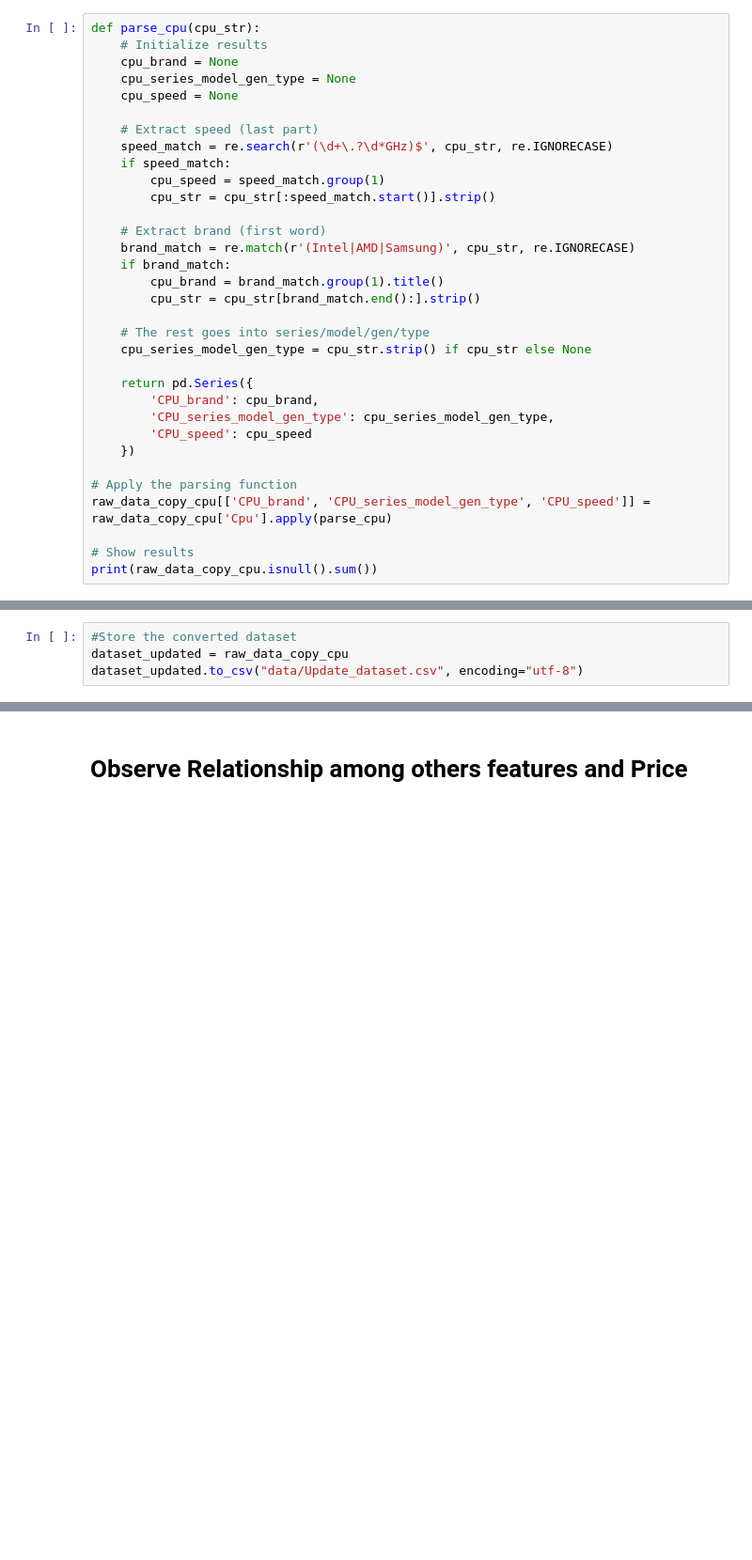
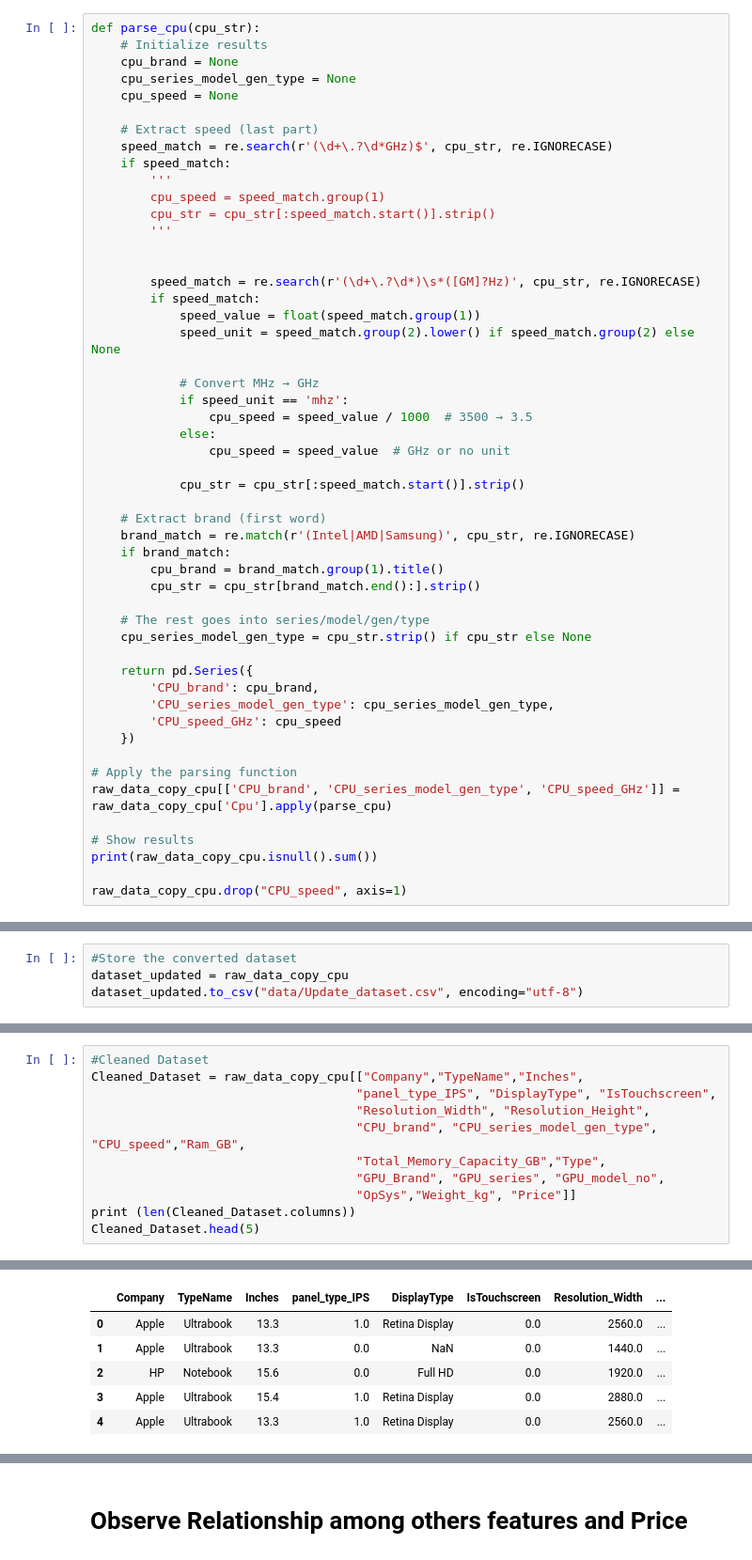
Before and after one commit to Nusrat-96/Laptop_Price_Prediction, a Jupyter notebook: notebook/clean_raw_dataset.ipynb, the cells around one changed output, grey strips where cells are left out. Shown at 94% size. Drawn from its saved outputs; the diff is of its cells as text; blank space fills up the shorter version.

```diff
--- a/notebook/clean_raw_dataset.ipynb
+++ b/notebook/clean_raw_dataset.ipynb
@@ -311,8 +347,24 @@ def parse_cpu(cpu_str):
     # Extract speed (last part)
     speed_match = re.search(r'(\d+\.?\d*GHz)$', cpu_str, re.IGNORECASE)
     if speed_match:
+        '''
         cpu_speed = speed_match.group(1)
         cpu_str = cpu_str[:speed_match.start()].strip()
+        '''
+
+
+        speed_match = re.search(r'(\d+\.?\d*)\s*([GM]?Hz)', cpu_str, re.IGNORECASE)
+        if speed_match:
+            speed_value = float(speed_match.group(1))
+            speed_unit = speed_match.group(2).lower() if speed_match.group(2) else None
+
+            # Convert MHz → GHz
+            if speed_unit == 'mhz':
+                cpu_speed = speed_value / 1000  # 3500 → 3.5
+            else:
+                cpu_speed = speed_value  # GHz or no unit
+
+            cpu_str = cpu_str[:speed_match.start()].strip()
 
     # Extract brand (first word)
     brand_match = re.match(r'(Intel|AMD|Samsung)', cpu_str, re.IGNORECASE)
@@ -326,14 +378,16 @@ def parse_cpu(cpu_str):
     return pd.Series({
         'CPU_brand': cpu_brand,
         'CPU_series_model_gen_type': cpu_series_model_gen_type,
-        'CPU_speed': cpu_speed
+        'CPU_speed_GHz': cpu_speed
     })
 
 # Apply the parsing function
-raw_data_copy_cpu[['CPU_brand', 'CPU_series_model_gen_type', 'CPU_speed']] = raw_data_copy_cpu['Cpu'].apply(parse_cpu)
+raw_data_copy_cpu[['CPU_brand', 'CPU_series_model_gen_type', 'CPU_speed_GHz']] = raw_data_copy_cpu['Cpu'].apply(parse_cpu)
 
 # Show results
 print(raw_data_copy_cpu.isnull().sum())
+
+raw_data_copy_cpu.drop("CPU_speed", axis=1)
 # %% [output]
 Company                        0
 TypeName                       0
@@ -589,0 +658,12 @@ GPU_model_no
+# %%
+#Cleaned Dataset
+Cleaned_Dataset = raw_data_copy_cpu[["Company","TypeName","Inches",
+                                    "panel_type_IPS", "DisplayType", "IsTouchscreen",
+                                    "Resolution_Width", "Resolution_Height",
+                                    "CPU_brand", "CPU_series_model_gen_type", "CPU_speed","Ram_GB",
+                                    "Total_Memory_Capacity_GB","Type",
+                                    "GPU_Brand", "GPU_series", "GPU_model_no",
+                                    "OpSys","Weight_kg", "Price"]]
+print (len(Cleaned_Dataset.columns))
+Cleaned_Dataset.head(5)
+# %% [output]
@@ -589,0 +671,6 @@ GPU_model_no
+|  | Company | TypeName | Inches | panel_type_IPS | DisplayType | IsTouchscreen | Resolution_Width | ... |
+| 0 | Apple | Ultrabook | 13.3 | 1.0 | Retina Display | 0.0 | 2560.0 | ... |
+| 1 | Apple | Ultrabook | 13.3 | 0.0 | NaN | 0.0 | 1440.0 | ... |
+| 2 | HP | Notebook | 15.6 | 0.0 | Full HD | 0.0 | 1920.0 | ... |
+| 3 | Apple | Ultrabook | 15.4 | 1.0 | Retina Display | 0.0 | 2880.0 | ... |
+| 4 | Apple | Ultrabook | 13.3 | 1.0 | Retina Display | 0.0 | 2560.0 | ... |
```
Also changed, not shown: parts of 19 cells of this notebook, 4 other files.
